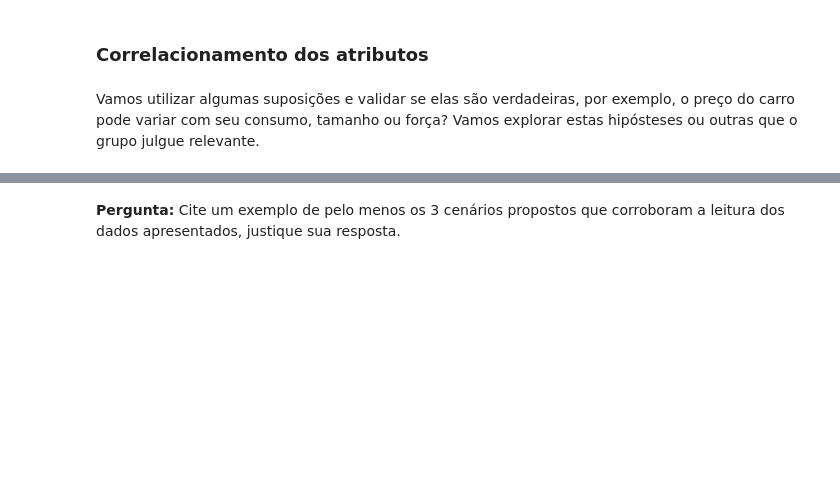
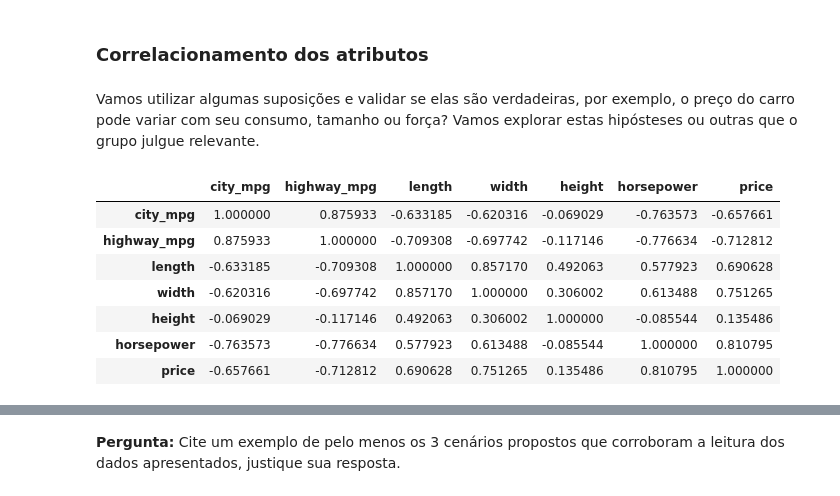
Before and after one commit to marcosmuto/FIAP_PYTHON, a Jupyter notebook: automobile-price-prediction.ipynb, the cells around one changed output, grey strips where cells are left out. Saved outputs shown, nothing was run; the diff lists cells and outputs as text; code cells hidden in the pictures; blank space fills up the shorter version.

```diff
--- a/automobile-price-prediction.ipynb
+++ b/automobile-price-prediction.ipynb
@@ -101,0 +100,12 @@ Vamos utilizar algumas suposições e validar se elas são verdadeiras, por exem
+# %%
+auto_correlacao = automobile[["city_mpg", "highway_mpg", "length", "width", "height", "horsepower", "price"]].corr()
+auto_correlacao
+# %% [output]
+|  | city_mpg | highway_mpg | length | width | height | horsepower | price |
+| city_mpg | 1.000000 | 0.875933 | -0.633185 | -0.620316 | -0.069029 | -0.763573 | -0.657661 |
+| highway_mpg | 0.875933 | 1.000000 | -0.709308 | -0.697742 | -0.117146 | -0.776634 | -0.712812 |
+| length | -0.633185 | -0.709308 | 1.000000 | 0.857170 | 0.492063 | 0.577923 | 0.690628 |
+| width | -0.620316 | -0.697742 | 0.857170 | 1.000000 | 0.306002 | 0.613488 | 0.751265 |
+| height | -0.069029 | -0.117146 | 0.492063 | 0.306002 | 1.000000 | -0.085544 | 0.135486 |
+| horsepower | -0.763573 | -0.776634 | 0.577923 | 0.613488 | -0.085544 | 1.000000 | 0.810795 |
+| price | -0.657661 | -0.712812 | 0.690628 | 0.751265 | 0.135486 | 0.810795 | 1.000000 |
```
Also changed, not shown: parts of 4 cells of this notebook.
